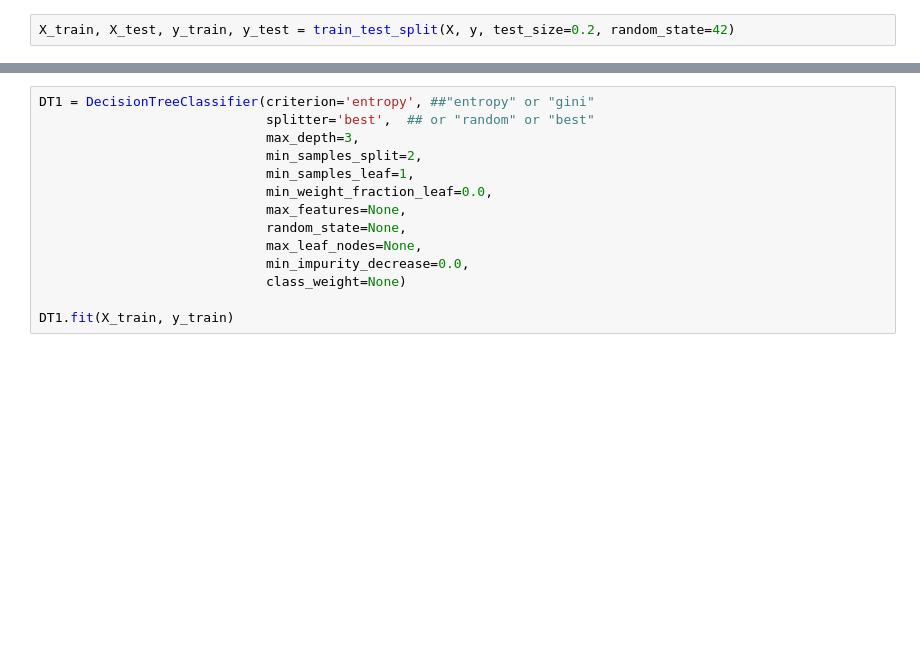
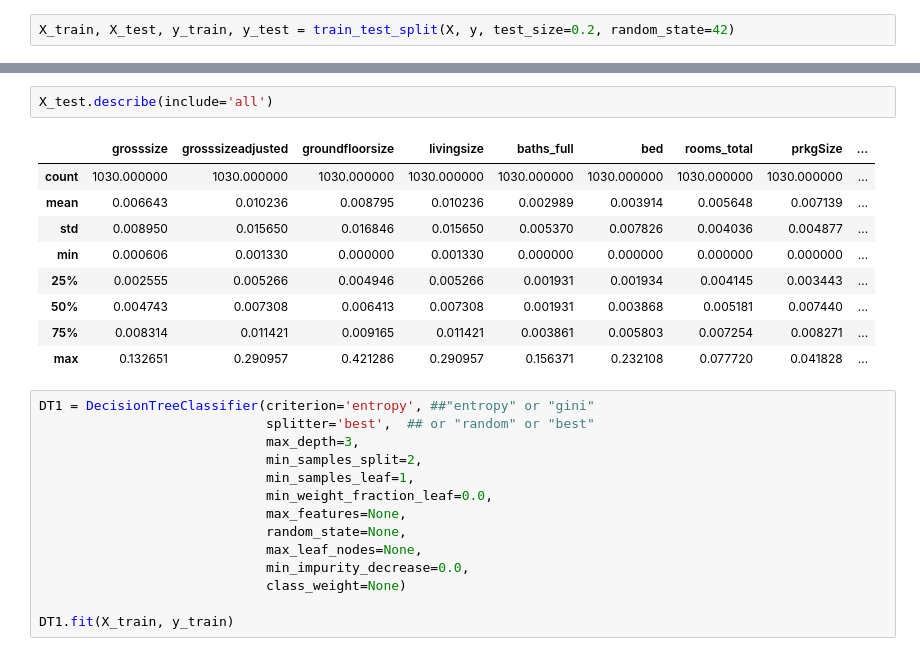
Before and after one commit to AmithNandivada/MachineLearning, a Jupyter notebook: Code/A3_DecisionTrees_NaiveBayes.ipynb, the cells around one changed output, grey strips where cells are left out. Saved outputs shown, nothing was run; the diff lists cells and outputs as text; blank space fills up the shorter version.

```diff
--- a/Code/A3_DecisionTrees_NaiveBayes.ipynb
+++ b/Code/A3_DecisionTrees_NaiveBayes.ipynb
@@ -279,3 +299,15 @@ Name: saleAmtCategory, dtype: int64
+# %%
+X_test.describe(include='all')
+# %% [output]
+|  | grosssize | grosssizeadjusted | groundfloorsize | livingsize | baths_full | bed | rooms_total | prkgSize | ... |
+| count | 1030.000000 | 1030.000000 | 1030.000000 | 1030.000000 | 1030.000000 | 1030.000000 | 1030.000000 | 1030.000000 | ... |
+| mean | 0.006643 | 0.010236 | 0.008795 | 0.010236 | 0.002989 | 0.003914 | 0.005648 | 0.007139 | ... |
+| std | 0.008950 | 0.015650 | 0.016846 | 0.015650 | 0.005370 | 0.007826 | 0.004036 | 0.004877 | ... |
+| min | 0.000606 | 0.001330 | 0.000000 | 0.001330 | 0.000000 | 0.000000 | 0.000000 | 0.000000 | ... |
+| 25% | 0.002555 | 0.005266 | 0.004946 | 0.005266 | 0.001931 | 0.001934 | 0.004145 | 0.003443 | ... |
+| 50% | 0.004743 | 0.007308 | 0.006413 | 0.007308 | 0.001931 | 0.003868 | 0.005181 | 0.007440 | ... |
+| 75% | 0.008314 | 0.011421 | 0.009165 | 0.011421 | 0.003861 | 0.005803 | 0.007254 | 0.008271 | ... |
+| max | 0.132651 | 0.290957 | 0.421286 | 0.290957 | 0.156371 | 0.232108 | 0.077720 | 0.041828 | ... |
 # %%
 DT1 = DecisionTreeClassifier(criterion='entropy', ##"entropy" or "gini"
                              splitter='best',  ## or "random" or "best"
```
Also changed, not shown: parts of 17 cells of this notebook.
